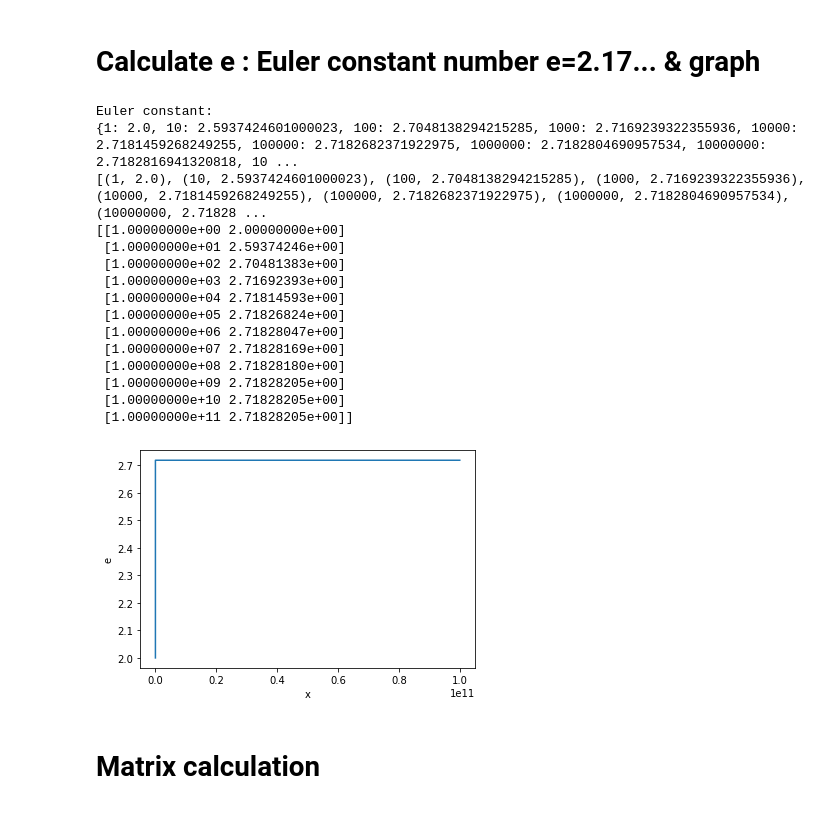
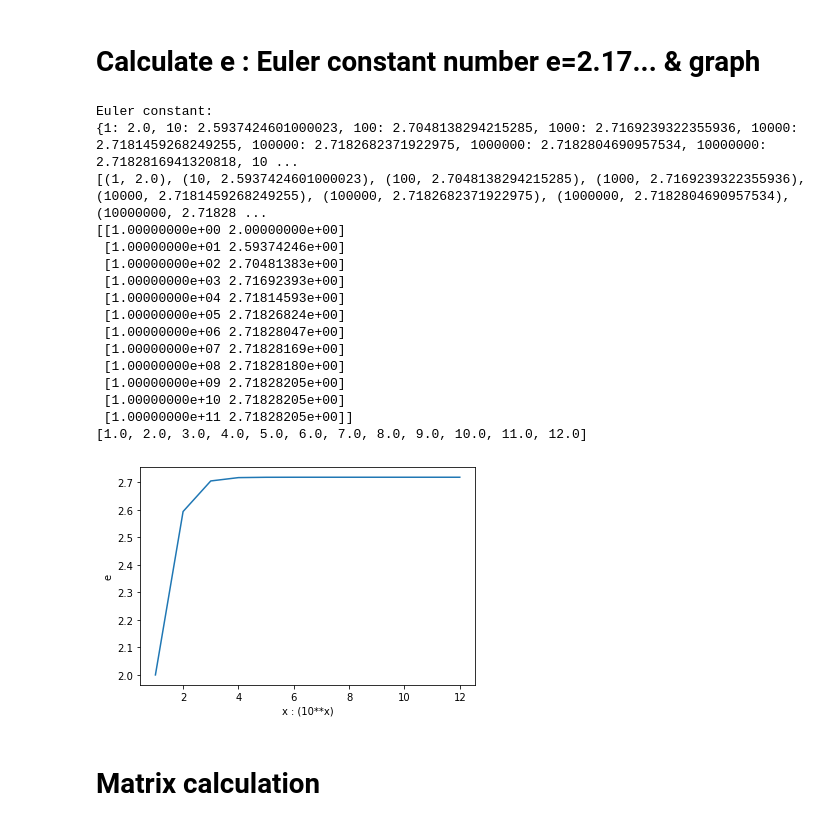
Before and after one commit to jakechoice/jupyterpython, a Jupyter notebook: choice_exercise.ipynb, the cells around one changed output. Drawn from its saved outputs; the diff is of its cells as text; code cells hidden in the pictures.

Commit message:
graph e convergence using math.log10(x)

```diff
--- a/choice_exercise.ipynb
+++ b/choice_exercise.ipynb
@@ -141,11 +141,12 @@ print('Euler constant:')
 
 from matplotlib import pyplot
 import numpy as np
-
+import math
 e_dict = {}
 e_list = []
 x_list = []
 y_list = []
+log_x = []
 xe_list = []
 for j in range(12):
    x=pow(10,j)
@@ -158,38 +159,41 @@ for j in range(12):
    #print(f'x= {x}')
    #print(f'e= {e}')
 print(e_dict)
 
 # change dictionary to list
 for k in e_dict.items():
    e_list.append(k)
 print(e_list)
 
 # change list to matrix array : you must import numpy above before this command
 xe=np.array(e_list)
 print(xe)
-
-
-pyplot.plot(x_list, y_list)
-pyplot.xlabel('x')
+for x in x_list:
+    xx = math.log10(x*10)
+    log_x.append(xx)
+print(log_x)
+pyplot.plot(log_x,y_list)
+pyplot.xlabel('x : (10**x)')
 pyplot.ylabel('e')
 pyplot.show()
 # %% [output]
 Euler constant:
 {1: 2.0, 10: 2.5937424601000023, 100: 2.7048138294215285, 1000: 2.7169239322355936, 10000: 2.7181459268249255, 100000: 2.7182682371922975, 1000000: 2.7182804690957534, 10000000: 2.7182816941320818, 10 ...
 [(1, 2.0), (10, 2.5937424601000023), (100, 2.7048138294215285), (1000, 2.7169239322355936), (10000, 2.7181459268249255), (100000, 2.7182682371922975), (1000000, 2.7182804690957534), (10000000, 2.71828 ...
 [[1.00000000e+00 2.00000000e+00]
  [1.00000000e+01 2.59374246e+00]
  [1.00000000e+02 2.70481383e+00]
  [1.00000000e+03 2.71692393e+00]
  [1.00000000e+04 2.71814593e+00]
  [1.00000000e+05 2.71826824e+00]
  [1.00000000e+06 2.71828047e+00]
  [1.00000000e+07 2.71828169e+00]
  [1.00000000e+08 2.71828180e+00]
  [1.00000000e+09 2.71828205e+00]
  [1.00000000e+10 2.71828205e+00]
  [1.00000000e+11 2.71828205e+00]]
+[1.0, 2.0, 3.0, 4.0, 5.0, 6.0, 7.0, 8.0, 9.0, 10.0, 11.0, 12.0]
-[figure, old version]
+[figure, new version]
 # %% [markdown]
 # Matrix calculation
 # %%
```
